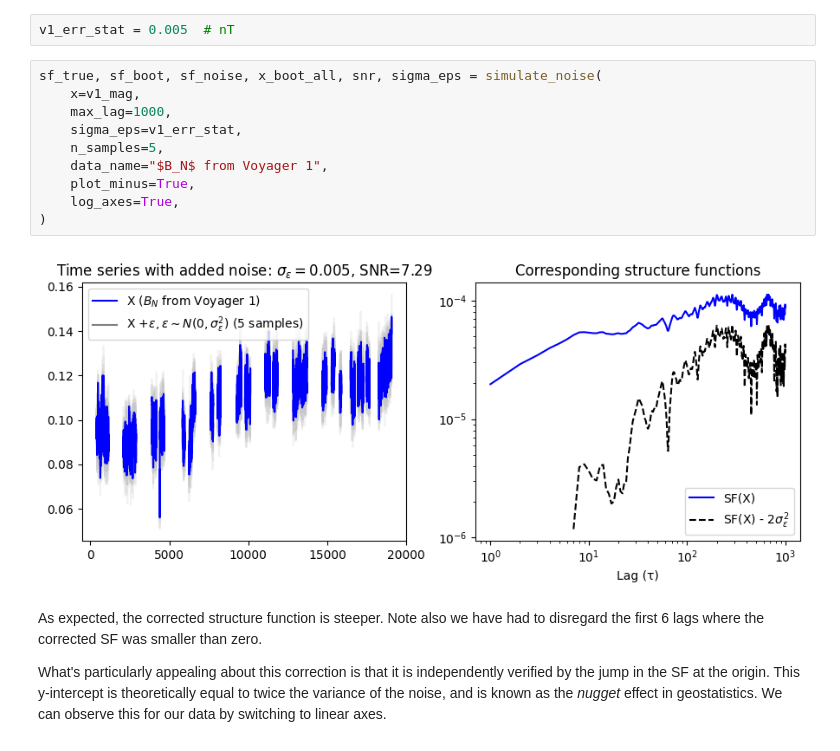
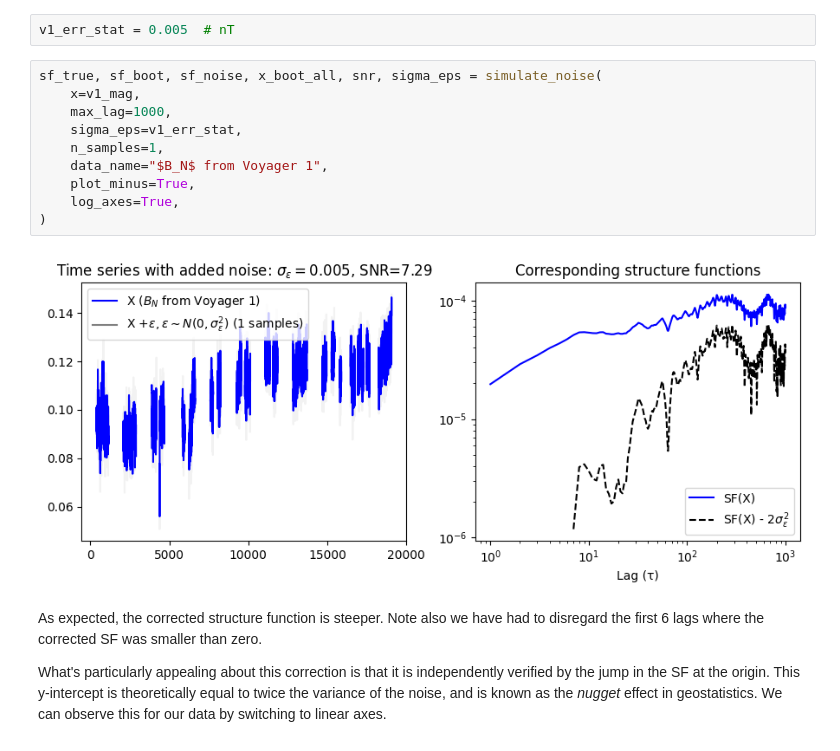
Before and after one commit to daniel-wrench/sf_gap_analysis, a Jupyter notebook: notebooks/uncertainty_demo.ipynb, the cells around one changed output. Cells and saved outputs as stored; diff of their text form.

```diff
--- a/notebooks/uncertainty_demo.ipynb
+++ b/notebooks/uncertainty_demo.ipynb
@@ -356,15 +356,15 @@ v1_err_stat = 0.005  # nT
 # %%
 sf_true, sf_boot, sf_noise, x_boot_all, snr, sigma_eps = simulate_noise(
     x=v1_mag,
     max_lag=1000,
     sigma_eps=v1_err_stat,
-    n_samples=5,
+    n_samples=1,
     data_name="$B_N$ from Voyager 1",
     plot_minus=True,
     log_axes=True,
 )
 # %% [output]
-[figure, old version]
+[figure, new version]
 # %% [markdown]
 As expected, the corrected structure function is steeper. Note also we have had to disregard the first 6 lags where the corrected SF was smaller than zero.
 
```
Also changed, not shown: parts of 8 cells of this notebook.
